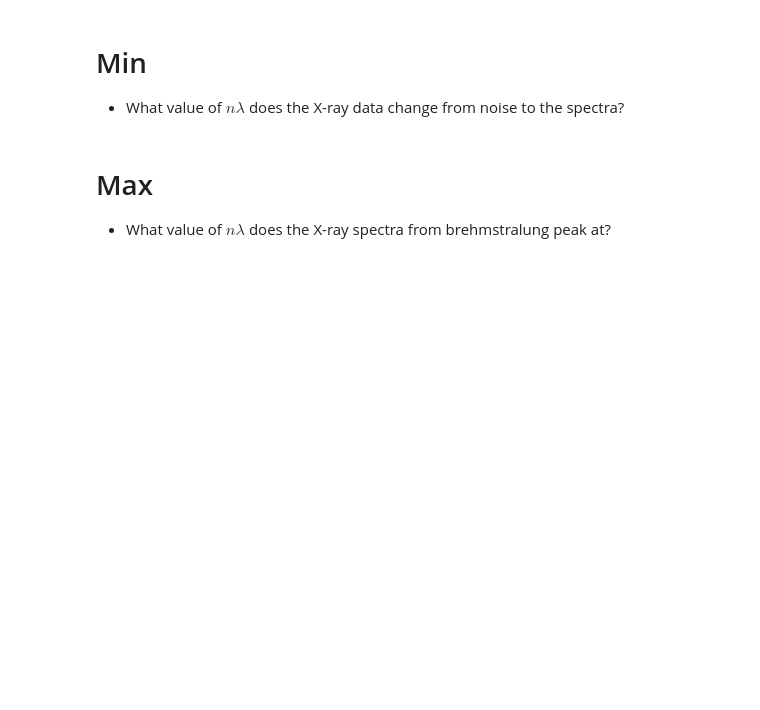
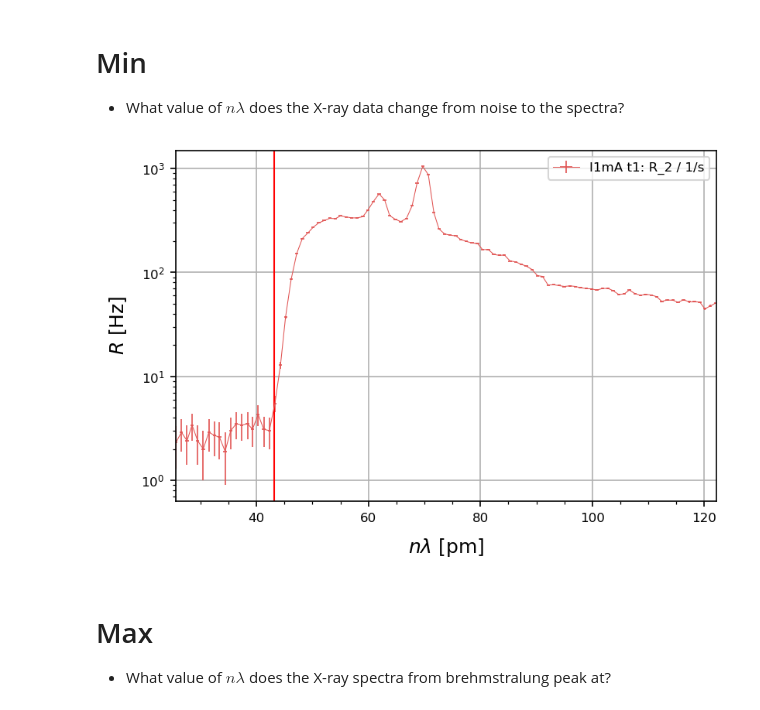
Before and after one commit to parallax-xallaraq/PHSX616, a Jupyter notebook: Lab2 - X-ray Apparatus/1 - Investigating the energy spectrum/Code/Inspect.ipynb, the cells around one changed output. Saved outputs shown, nothing was run; the diff lists cells and outputs as text; code cells hidden in the pictures; blank space fills up the shorter version.

```diff
--- a/Lab2 - X-ray Apparatus/1 - Investigating the energy spectrum/Code/Inspect.ipynb
+++ b/Lab2 - X-ray Apparatus/1 - Investigating the energy spectrum/Code/Inspect.ipynb
@@ -91,19 +91,21 @@ def funcTestMin(x, trial, experiment) :
     )
 # %%
 # set these
-trial = 4
+trial = 2
 experiment = 'I1mA t1' # ['I1mA t1', 'I1mA t2', 'U35kV t1', 'U35kV t2']
 
 # store values # be sure to copy these to box above
 # tables[experiment]['Min'] = {
 #     'R_0 / 1/s': 30.4,
 #     'R_1 / 1/s': 30.6,
 #     'R_2 / 1/s': 29.5,
 #     'R_3 / 1/s': 29.8,
 # } # x is +/- 0.2
 x = tables[experiment]['Min']['R_'+str(trial)+' / 1/s']
 
-# funcTestMin(x, trial, experiment)
+funcTestMin(x, trial, experiment)
+# %% [output]
+[figure, added]
 # %%
 # found by eye using func above
 label = 'Min'
```
